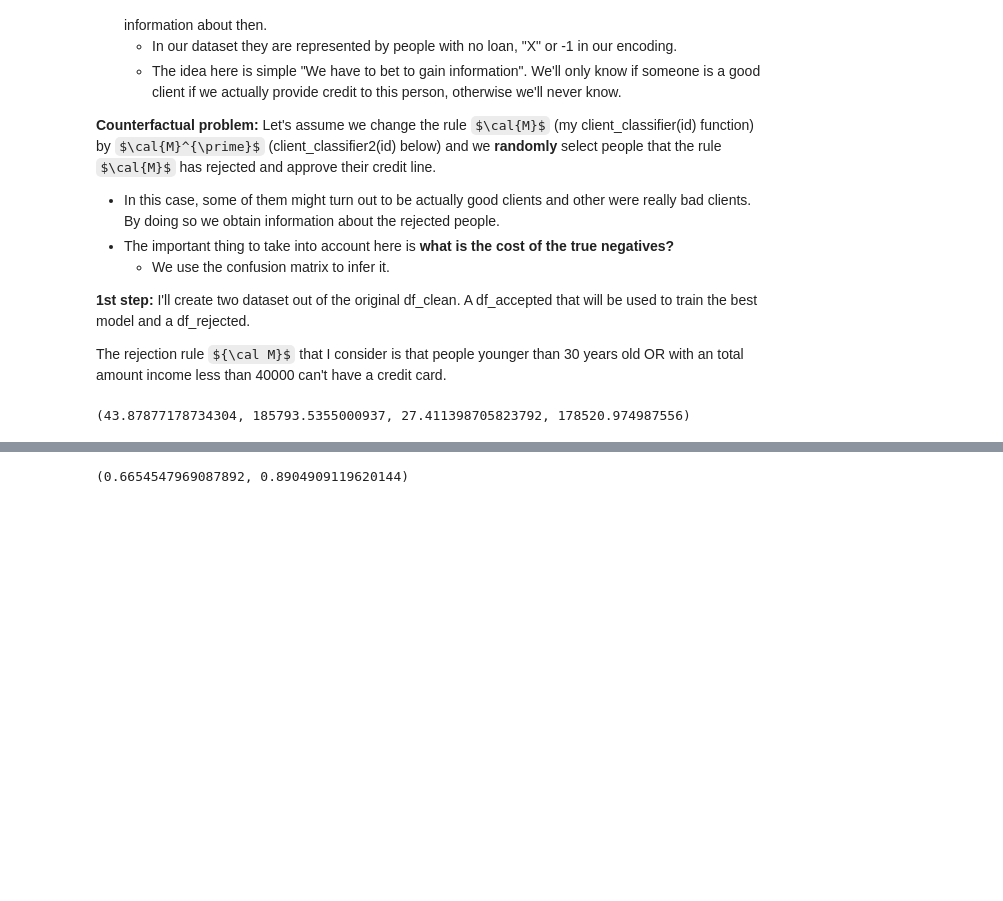
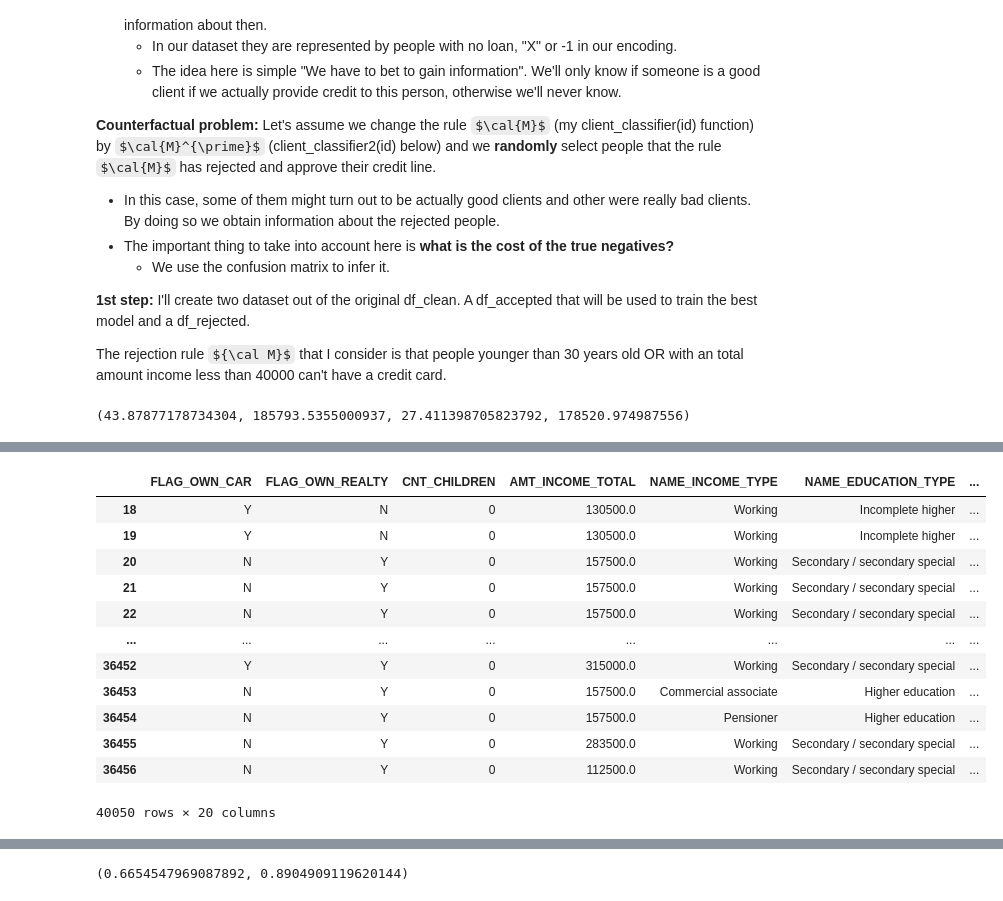
Before and after one commit to BrunoOGoes/DSPortifolio, a Jupyter notebook: P1-Credit card risk analysis/P1-Credit-card-risk-analysis.ipynb, the cells around one changed output, grey strips where cells are left out. Saved outputs shown, nothing was run; the diff lists cells and outputs as text; code cells hidden in the pictures; some formulas as TeX source; blank space fills up the shorter version.

Commit message:
Figures. fuzzy augmentation function created for rejected inference.

```diff
--- a/P1-Credit card risk analysis/P1-Credit-card-risk-analysis.ipynb
+++ b/P1-Credit card risk analysis/P1-Credit-card-risk-analysis.ipynb
@@ -1524,0 +1603,3 @@ X_accepted_train, X_accepted_calib, y_accepted_train, y_accepted_calib = train_t
+# %%
+# Train the best pipeline_XGB_optimal chosen in the part 1
+training_the_model_on_accepted = pipeline_XGB_optimal.fit(X_accepted_train, y_accepted_train)
@@ -1524,0 +1628,3 @@ X_accepted_train, X_accepted_calib, y_accepted_train, y_accepted_calib = train_t
+# %%
+    # Make the predictions in the rejected dataset
+making_predictions_on_rejected = pipeline_XGB_optimal.predict_proba(X_rejected)
@@ -1524,0 +1648,6 @@ X_accepted_train, X_accepted_calib, y_accepted_train, y_accepted_calib = train_t
+# %%
+df_fuzzy_augmented = pd.concat(
+            [df_rejected.assign(Target = 1).assign(sample_weight = making_predictions_on_rejected[:,1]), # Put the rejected clients with the label of bad clients with the probability given by the predict_proba.
+             df_rejected.assign(Target = 0).assign(sample_weight = making_predictions_on_rejected[:,0]), # Now, the same guys are put with the label of good clients.
+             df_accepted.assign(Target = lambda df_: df_.CLIENT_CLASSIFICATION).assign(sample_weight = 1)]
+        )
@@ -1524,0 +1687,18 @@ X_accepted_train, X_accepted_calib, y_accepted_train, y_accepted_calib = train_t
+# %%
+        # I take off the ID and GENDER, Target and sample_weight
+X_fuzzy_augmented = df_fuzzy_augmented.drop(['ID', 'CODE_GENDER', 'CLIENT_CLASSIFICATION', 'Target'], axis = 1)
+X_fuzzy_augmented
+# %% [output]
+|  | FLAG_OWN_CAR | FLAG_OWN_REALTY | CNT_CHILDREN | AMT_INCOME_TOTAL | NAME_INCOME_TYPE | NAME_EDUCATION_TYPE | ... |
+| 18 | Y | N | 0 | 130500.0 | Working | Incomplete higher | ... |
+| 19 | Y | N | 0 | 130500.0 | Working | Incomplete higher | ... |
+| 20 | N | Y | 0 | 157500.0 | Working | Secondary / secondary special | ... |
+| 21 | N | Y | 0 | 157500.0 | Working | Secondary / secondary special | ... |
+| 22 | N | Y | 0 | 157500.0 | Working | Secondary / secondary special | ... |
+| ... | ... | ... | ... | ... | ... | ... | ... |
+| 36452 | Y | Y | 0 | 315000.0 | Working | Secondary / secondary special | ... |
+| 36453 | N | Y | 0 | 157500.0 | Commercial associate | Higher education | ... |
+| 36454 | N | Y | 0 | 157500.0 | Pensioner | Higher education | ... |
+| 36455 | N | Y | 0 | 283500.0 | Working | Secondary / secondary special | ... |
+| 36456 | N | Y | 0 | 112500.0 | Working | Secondary / secondary special | ... |
+40050 rows × 20 columns
```
Also changed, not shown: parts of 41 cells of this notebook, 6 other files.
